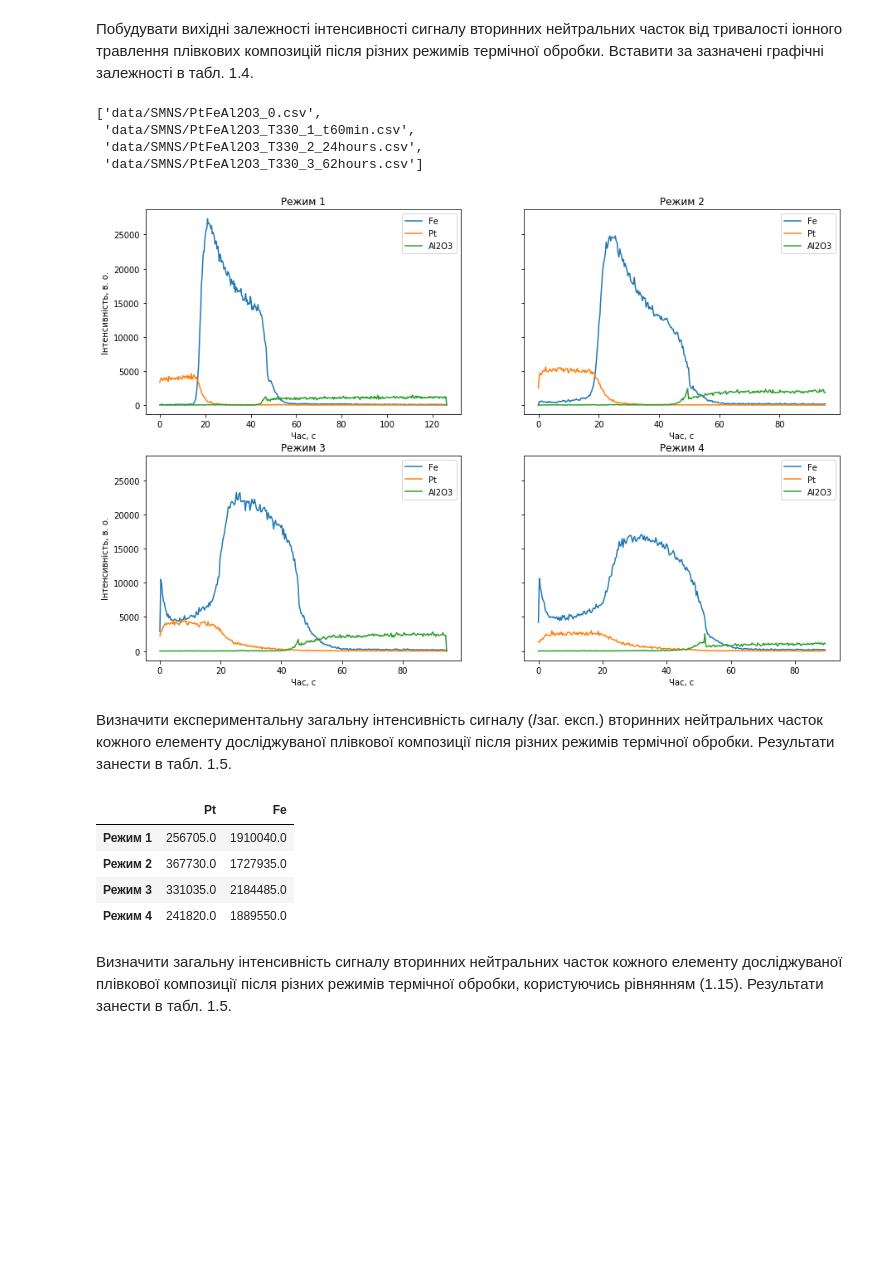
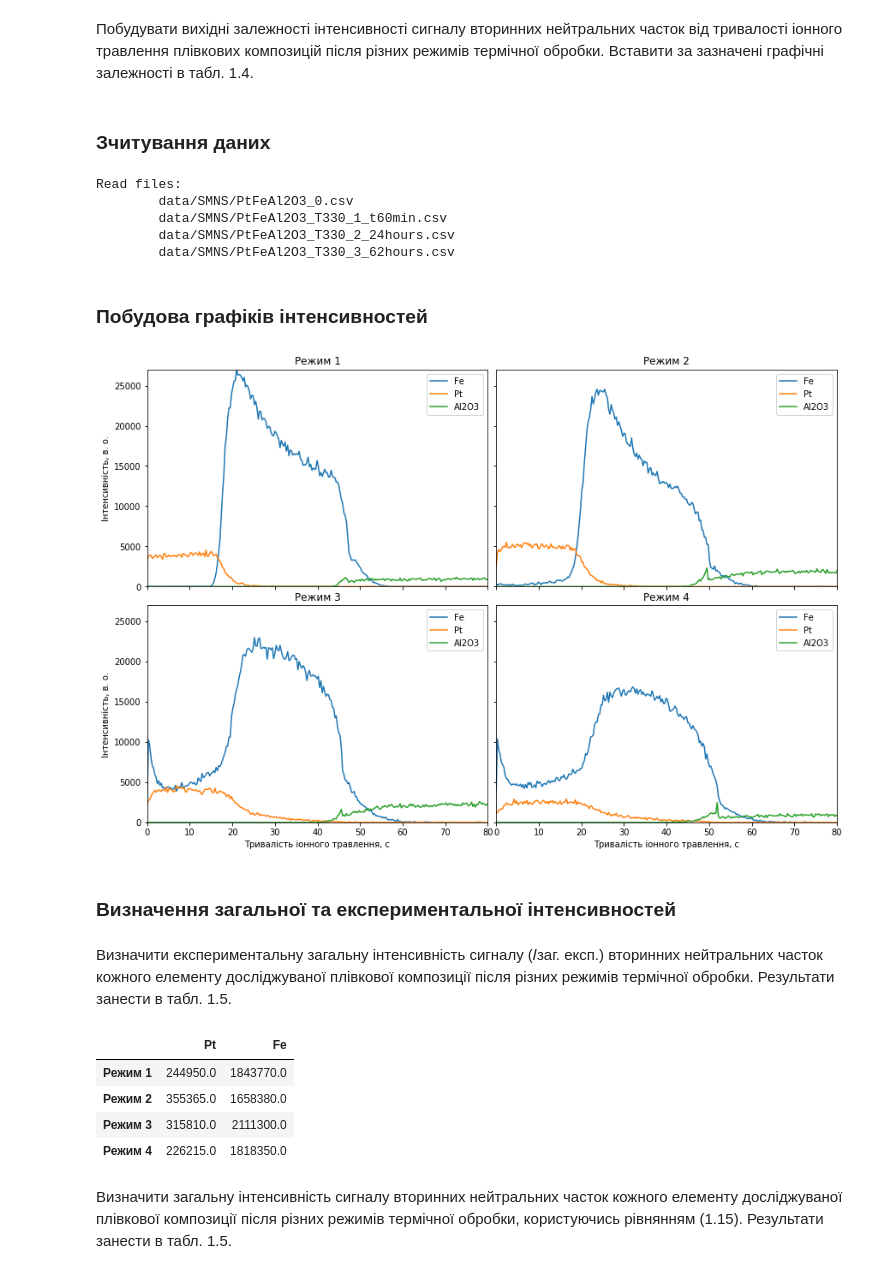
Before and after one commit to rostyq/edu_notebooks, a Jupyter notebook: scientific_work/SNMS.ipynb, the cells around one changed output. Cells and saved outputs as stored; diff of their text form; code cells hidden in the pictures; blank space fills up the shorter version.

```diff
--- a/scientific_work/SNMS.ipynb
+++ b/scientific_work/SNMS.ipynb
@@ -63,24 +65,38 @@ n = 1.28
 | nел-ту 1                      | 1.28 |
 # %% [markdown]
 Побудувати вихідні залежності інтенсивності сигналу вторинних нейтральних часток від тривалості іонного травлення плівкових композицій після різних режимів термічної обробки. Вставити за зазначені графічні залежності в табл. 1.4.
+# %% [markdown]
+### Зчитування даних
 # %%
 files = sorted(glob.glob('data/SMNS/*.csv'))
-ht_conditions = [pd.read_csv(file, sep='\t', index_col=0) for file in files]
+threshold = {'Fe': 250, 'Pt': 70, 'Al2O3': 100}
+ht_conditions = [(pd.read_csv(file, sep='\t', index_col=0) - threshold).clip_lower(0) for file in files]
 titles = [f'Режим {i}' for i in range(1, 5)]
-files
+print("Read files:")
+for file in files:
+    print(f'\t{file}')
 # %% [output]
-['data/SMNS/PtFeAl2O3_0.csv',
- 'data/SMNS/PtFeAl2O3_T330_1_t60min.csv',
- 'data/SMNS/PtFeAl2O3_T330_2_24hours.csv',
- 'data/SMNS/PtFeAl2O3_T330_3_62hours.csv']
+Read files:
+        data/SMNS/PtFeAl2O3_0.csv
+        data/SMNS/PtFeAl2O3_T330_1_t60min.csv
+        data/SMNS/PtFeAl2O3_T330_2_24hours.csv
+        data/SMNS/PtFeAl2O3_T330_3_62hours.csv
+# %% [markdown]
+### Побудова графіків інтенсивностей
 # %%
-f, ax = plt.subplots(2, 2, squeeze=False, figsize=(15, 10), sharey=True)
+f, ax = plt.subplots(2, 2, squeeze=False, figsize=(12, 8), sharey=True, sharex=True)
 for i, ht_condition in enumerate(ht_conditions):
     ht_condition.plot(ax=ax.flatten()[i], title=titles[i])
-    ax.flatten()[i].set_xlabel('Час, с')
+    ax.flatten()[i].set_xlabel('Тривалість іонного травлення, с')
     ax.flatten()[i].set_ylabel('Інтенсивність, в. о.')
+    ax.flatten()[i].set_xlim(0, 80)
+    ax.flatten()[i].set_ylim(0, 27000)
+plt.tight_layout(0)
+plt.savefig('./report/images/intenses.pdf')
 # %% [output]
-[figure, old version]
+[figure, new version]
+# %% [markdown]
+### Визначення загальної та експериментальної інтенсивностей
 # %% [markdown]
 Визначити експериментальну загальну інтенсивність сигналу (𝐼заг. експ.) вторинних нейтральних часток кожного елементу досліджуваної плівкової композиції після різних режимів термічної обробки. Результати занести в табл. 1.5.
 # %%
@@ -89,10 +105,10 @@ I_experimental = pd.DataFrame([ht_condition[materials].apply(np.trapz, axis=0)
 I_experimental
 # %% [output]
 |  | Pt | Fe |
-| Режим 1 | 256705.0 | 1910040.0 |
-| Режим 2 | 367730.0 | 1727935.0 |
-| Режим 3 | 331035.0 | 2184485.0 |
-| Режим 4 | 241820.0 | 1889550.0 |
+| Режим 1 | 244950.0 | 1843770.0 |
+| Режим 2 | 355365.0 | 1658380.0 |
+| Режим 3 | 315810.0 | 2111300.0 |
+| Режим 4 | 226215.0 | 1818350.0 |
 # %% [markdown]
 Визначити загальну інтенсивність сигналу вторинних нейтральних часток кожного елементу досліджуваної плівкової композиції після різних режимів термічної обробки, користуючись рівнянням (1.15). Результати занести в табл. 1.5.
 # %%
```
Also changed, not shown: parts of 14 cells of this notebook, 6 other files.
